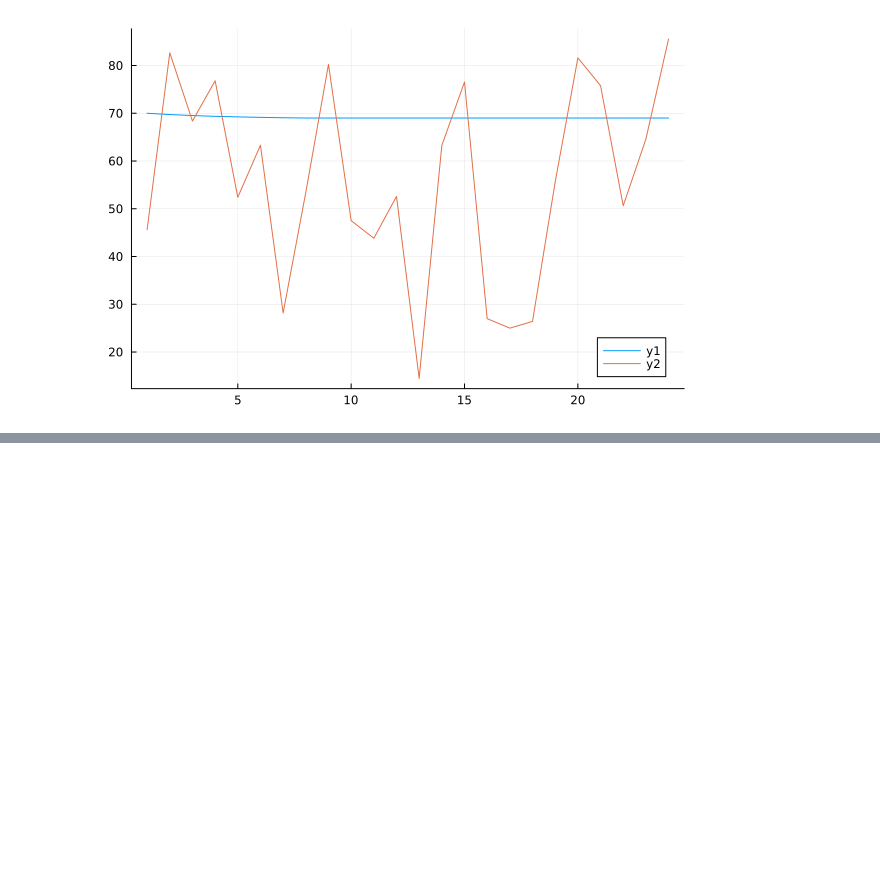
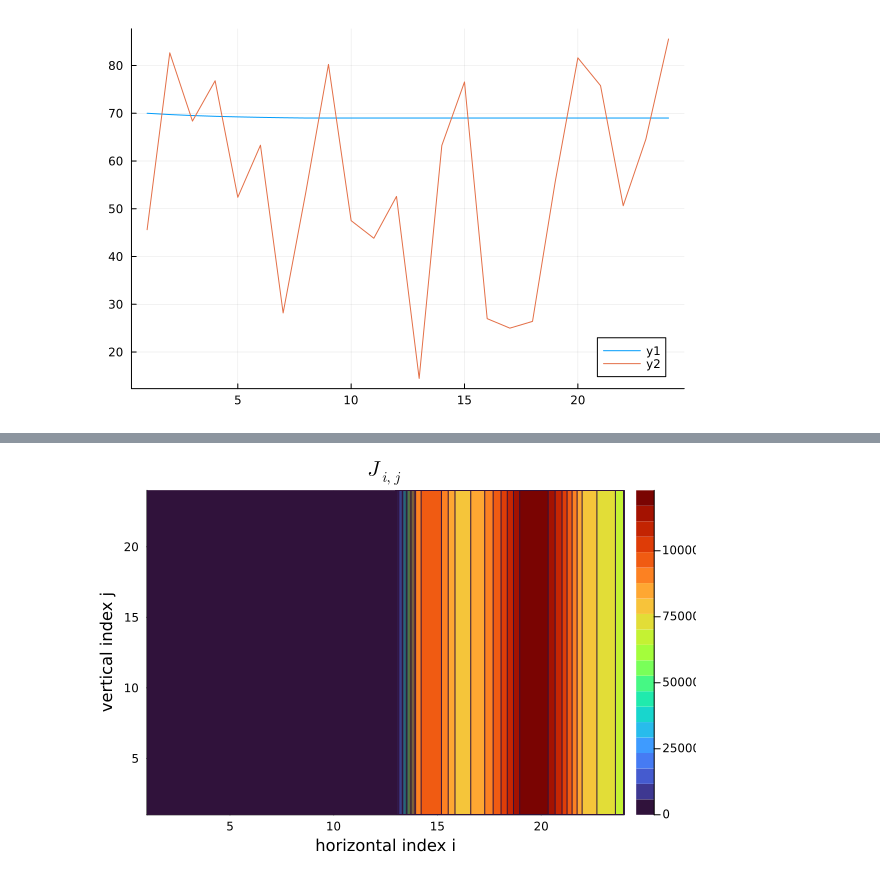
Before and after one commit to msramada/online-economic-optimization, a Jupyter notebook: example.ipynb, the cells around one changed output, grey strips where cells are left out. Drawn from its saved outputs; the diff is of its cells as text; code cells hidden in the pictures; blank space fills up the shorter version.

```diff
--- a/example.ipynb
+++ b/example.ipynb
@@ -38,3 +38,19 @@ plot(C2F.(Tᵢ_t))
 plot!(C2F.(Params.Tₐ))
 # %% [output]
 [figure]
+# %%
+ϕₘₐₓ = maximum([ϕ_h_elect_t; ϕ_c_elect_t])
+ϕ_t = ϕ_h_elect_t .+ ϕ_c_elect_t
+J = zeros(Float64, 24, 24)
+function multi_dim_forwardDifference(ϵ)
+    for i in 1:length(Params.Tₐ)
+        Ce_i = Params.Ce
+        Ce_i[i] += ϵ
+        Params_i = ModelParams(;Ce = Ce_i)
+        soln = dynamic_RT_OPT(Params)
+        _, _, _, ϕ_h_elect_t_i, ϕ_c_elect_t_t, _ = soln
+        ϕ_t_i = ϕ_h_elect_t_i .+ ϕ_c_elect_t_t
+        J[i,:] = (ϕ_t_i .- ϕ_t) ./ ϵ
+    end
+    return J
+end
@@ -40,0 +59,2 @@ plot!(C2F.(Params.Tₐ))
+# %%
+J = multi_dim_forwardDifference(1e-3)
@@ -40,0 +79,7 @@ plot!(C2F.(Params.Tₐ))
+# %%
+contourf(J, levels=20, color=:turbo)
+title!(L"J_{i,j}")
+xlabel!("horizontal index i")
+ylabel!("vertical index j")
+# %% [output]
+[figure, added]
```
Also changed, not shown: parts of 2 cells of this notebook.
